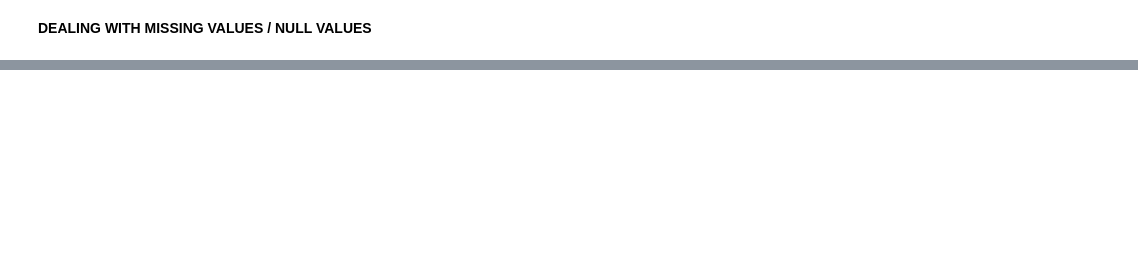
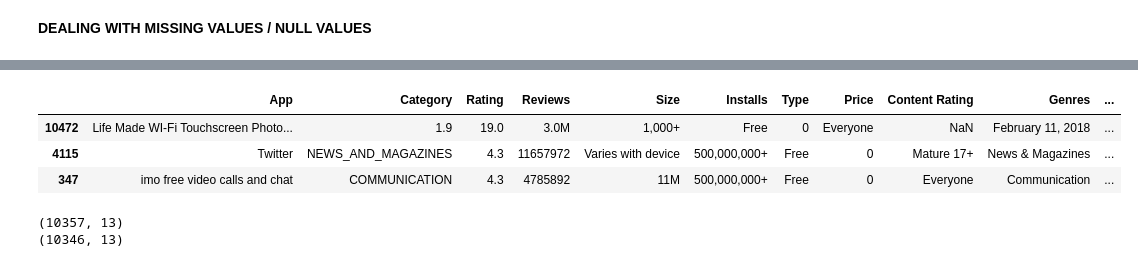
Before and after one commit to naghma28/PlayStoreAppReviewAnalysis, a Jupyter notebook: PlayStoreAppReviewAnalysis.ipynb, the cells around one changed output, grey strips where cells are left out. Cells and saved outputs as stored; diff of their text form; code cells hidden in the pictures; blank space fills up the shorter version.

```diff
--- a/PlayStoreAppReviewAnalysis.ipynb
+++ b/PlayStoreAppReviewAnalysis.ipynb
@@ -254,0 +308,10 @@ Name: Rating, dtype: float64
+# %%
+# sorting play store data in descending order wrt installs
+
+mydata = mydata.sort_values(by="Installs", ascending = False)
+mydata.head(3)
+# %% [output]
+|  | App | Category | Rating | Reviews | Size | Installs | Type | Price | Content Rating | Genres | ... |
+| 10472 | Life Made WI-Fi Touchscreen Photo... | 1.9 | 19.0 | 3.0M | 1,000+ | Free | 0 | Everyone | NaN | February 11, 2018 | ... |
+| 4115 | Twitter | NEWS_AND_MAGAZINES | 4.3 | 11657972 | Varies with device | 500,000,000+ | Free | 0 | Mature 17+ | News & Magazines | ... |
+| 347 | imo free video calls and chat | COMMUNICATION | 4.3 | 4785892 | 11M | 500,000,000+ | Free | 0 | Everyone | Communication | ... |
@@ -254,0 +328,9 @@ Name: Rating, dtype: float64
+# %%
+# dropping insignificant columns with null values
+
+print(mydata.shape)
+mydata.dropna(how = 'any' , subset=["Type","Android Ver","Current Ver"], inplace = True)
+print(mydata.shape)
+# %% [output]
+(10357, 13)
+(10346, 13)
```
Also changed, not shown: parts of 15 cells of this notebook.
